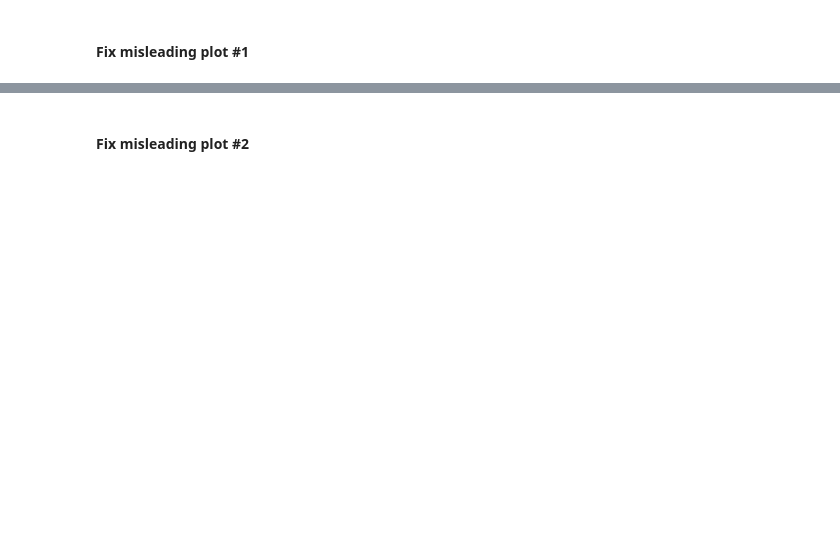
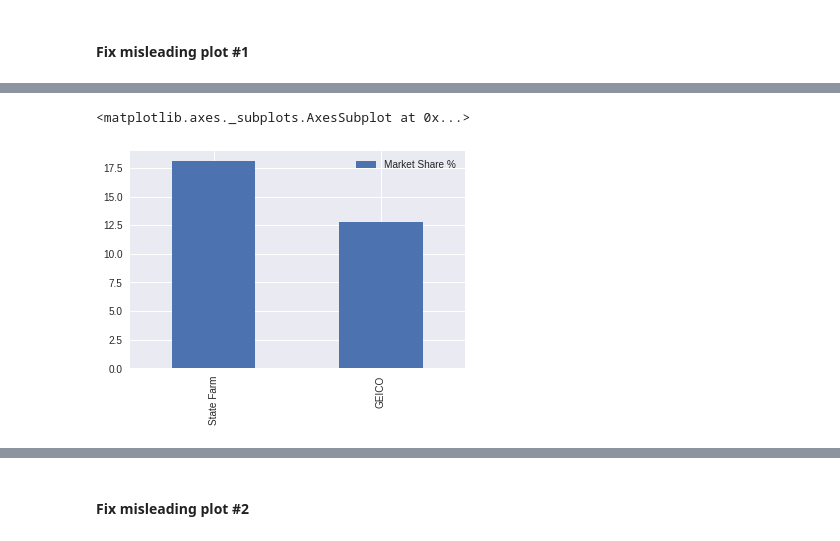
Before and after one commit to bloominstituteoftechnology/DS-Sprint-02-Storytelling-With-Data, a Jupyter notebook: module2-choose-appropriate-visualizations/LS_DS_122_Choose_appropriate_visualizations.ipynb, the cells around one changed output, grey strips where cells are left out. Drawn from its saved outputs; the diff is of its cells as text; code cells hidden in the pictures; blank space fills up the shorter version.

```diff
--- a/module2-choose-appropriate-visualizations/LS_DS_122_Choose_appropriate_visualizations.ipynb
+++ b/module2-choose-appropriate-visualizations/LS_DS_122_Choose_appropriate_visualizations.ipynb
@@ -27,0 +57,11 @@ misleading.plot1()
+# %%
+import pandas as pd
+
+insurance = pd.DataFrame(
+    index=['State Farm', 'GEICO'],
+    data={'Market Share %': [18.07, 12.79]})
+
+insurance.plot.bar()
+# %% [output]
+<matplotlib.axes._subplots.AxesSubplot at 0x...>
+[figure, added]
```
Also changed, not shown: parts of 45 cells of this notebook.
